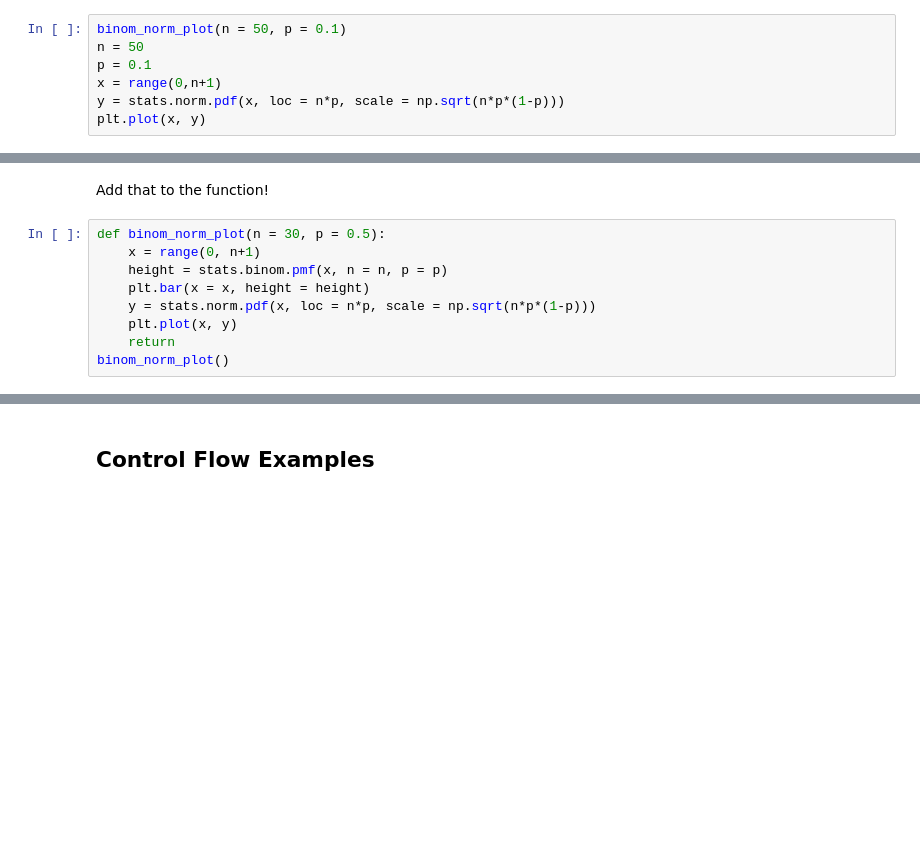
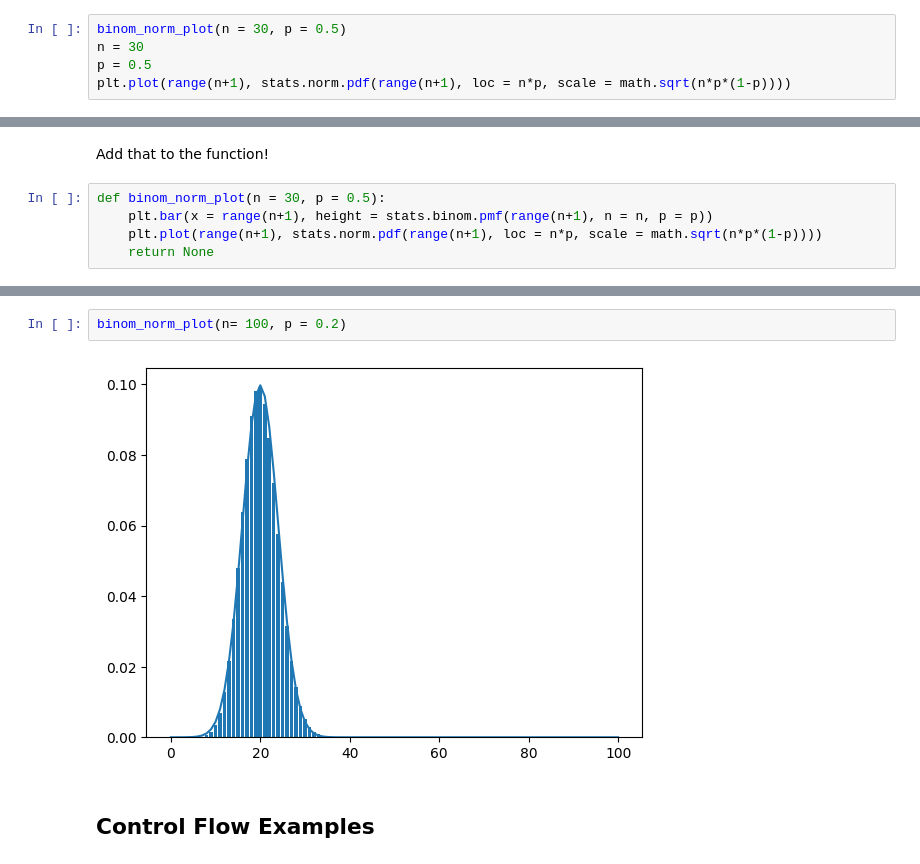
Before and after one commit to jbpost2/ST-554-Big-Data-With-Python-Course-Notes, a Jupyter notebook: Learning_Python.ipynb, the cells around one changed output, grey strips where cells are left out. Saved outputs shown, nothing was run; the diff lists cells and outputs as text; blank space fills up the shorter version.

```diff
--- a/Learning_Python.ipynb
+++ b/Learning_Python.ipynb
@@ -357,9 +383,7 @@ array([0.00170007, 0.01028484, 0.0417071 , 0.11337165, 0.20657662,
 # %%
-binom_norm_plot(n = 50, p = 0.1)
-n = 50
-p = 0.1
-x = range(0,n+1)
-y = stats.norm.pdf(x, loc = n*p, scale = np.sqrt(n*p*(1-p)))
-plt.plot(x, y)
+binom_norm_plot(n = 30, p = 0.5)
+n = 30
+p = 0.5
+plt.plot(range(n+1), stats.norm.pdf(range(n+1), loc = n*p, scale = math.sqrt(n*p*(1-p))))
 # %% [output]
 [<matplotlib.lines.Line2D at 0x...>]
@@ -368,10 +392,6 @@ plt.plot(x, y)
 Add that to the function!
 # %%
 def binom_norm_plot(n = 30, p = 0.5):
-    x = range(0, n+1)
-    height = stats.binom.pmf(x, n = n, p = p)
-    plt.bar(x = x, height = height)
-    y = stats.norm.pdf(x, loc = n*p, scale = np.sqrt(n*p*(1-p)))
-    plt.plot(x, y)
-    return
-binom_norm_plot()
+    plt.bar(x = range(n+1), height = stats.binom.pmf(range(n+1), n = n, p = p))
+    plt.plot(range(n+1), stats.norm.pdf(range(n+1), loc = n*p, scale = math.sqrt(n*p*(1-p))))
+    return None
@@ -380,3 +402,7 @@ binom_norm_plot()
+# %%
+binom_norm_plot(n= 100, p = 0.2)
+# %% [output]
+[figure, added]
 # %% [markdown]
 ## Control Flow Examples
 # %% [markdown]
```
Also changed, not shown: parts of 51 cells of this notebook.
